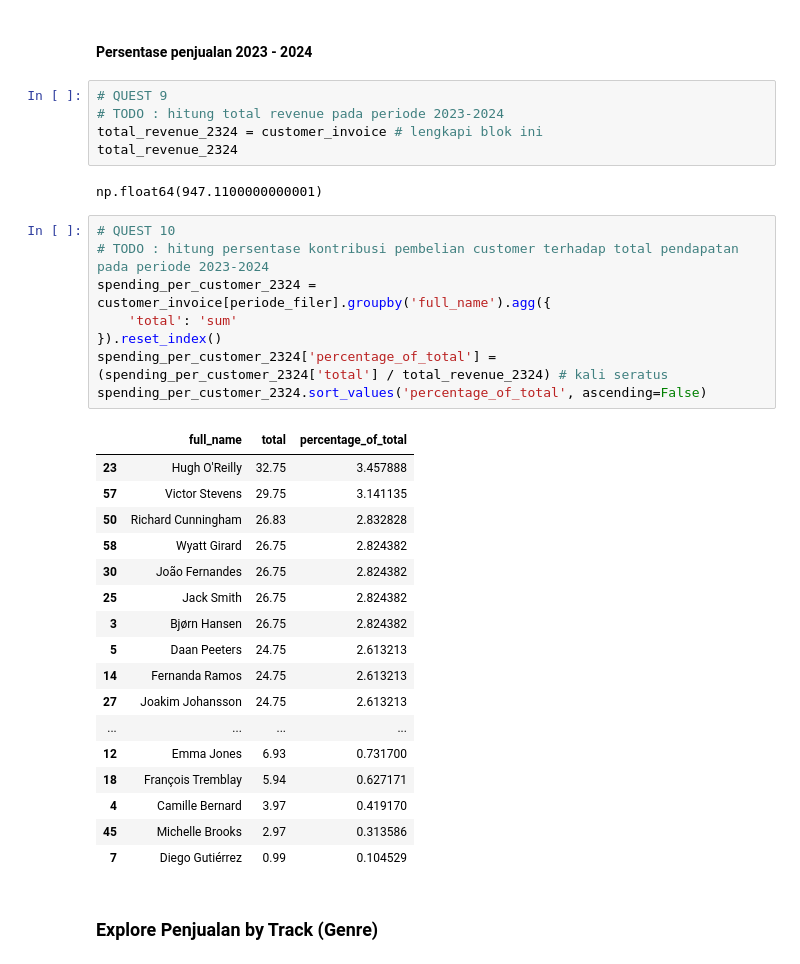
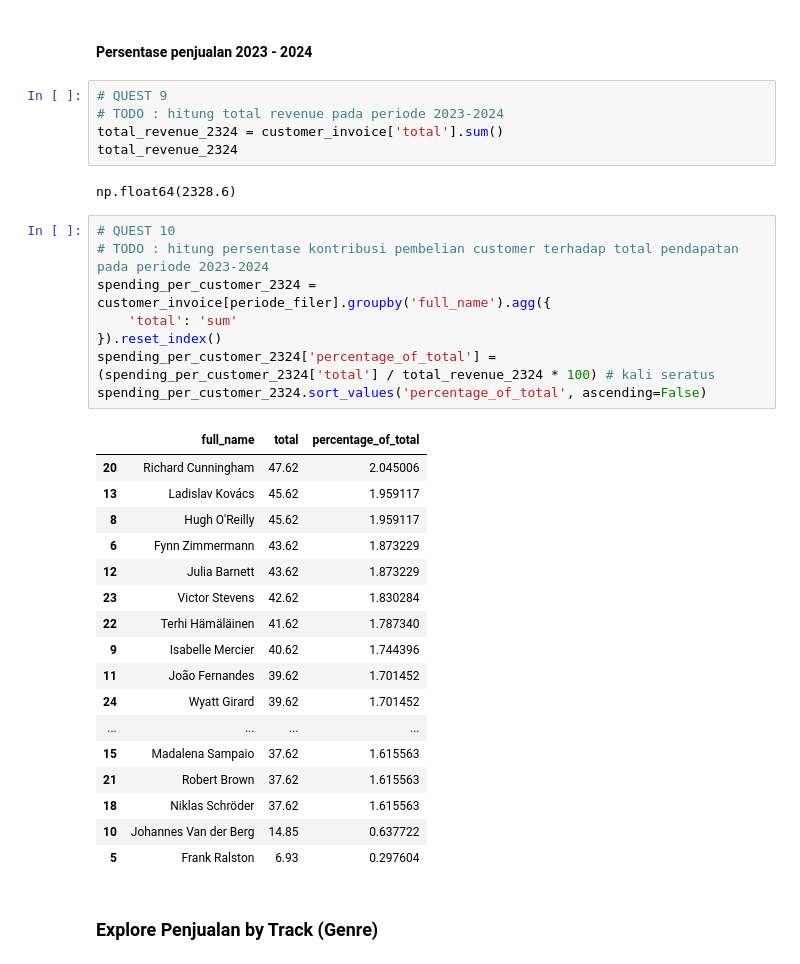
Before and after one commit to yosefin05/haloinkubasi, a Jupyter notebook: notebook.ipynb, the cells around one changed output. Saved outputs shown, nothing was run; the diff lists cells and outputs as text.

```diff
--- a/notebook.ipynb
+++ b/notebook.ipynb
@@ -1024,36 +1045,36 @@ spending_per_customer.sort_values('percentage_of_total', ascending=False)
 # %%
 # QUEST 9
 # TODO : hitung total revenue pada periode 2023-2024
-total_revenue_2324 = customer_invoice # lengkapi blok ini
+total_revenue_2324 = customer_invoice['total'].sum()
 total_revenue_2324
 # %% [output]
-np.float64(947.1100000000001)
+np.float64(2328.6)
 # %%
 # QUEST 10
 # TODO : hitung persentase kontribusi pembelian customer terhadap total pendapatan pada periode 2023-2024
 spending_per_customer_2324 = customer_invoice[periode_filer].groupby('full_name').agg({
     'total': 'sum'
 }).reset_index()
-spending_per_customer_2324['percentage_of_total'] = (spending_per_customer_2324['total'] / total_revenue_2324) # kali seratus
+spending_per_customer_2324['percentage_of_total'] = (spending_per_customer_2324['total'] / total_revenue_2324 * 100) # kali seratus
 spending_per_customer_2324.sort_values('percentage_of_total', ascending=False)
 # %% [output]
 |  | full_name | total | percentage_of_total |
-| 23 | Hugh O'Reilly | 32.75 | 3.457888 |
-| 57 | Victor Stevens | 29.75 | 3.141135 |
-| 50 | Richard Cunningham | 26.83 | 2.832828 |
-| 58 | Wyatt Girard | 26.75 | 2.824382 |
-| 30 | João Fernandes | 26.75 | 2.824382 |
-| 25 | Jack Smith | 26.75 | 2.824382 |
-| 3 | Bjørn Hansen | 26.75 | 2.824382 |
-| 5 | Daan Peeters | 24.75 | 2.613213 |
-| 14 | Fernanda Ramos | 24.75 | 2.613213 |
-| 27 | Joakim Johansson | 24.75 | 2.613213 |
+| 20 | Richard Cunningham | 47.62 | 2.045006 |
+| 13 | Ladislav Kovács | 45.62 | 1.959117 |
+| 8 | Hugh O'Reilly | 45.62 | 1.959117 |
+| 6 | Fynn Zimmermann | 43.62 | 1.873229 |
+| 12 | Julia Barnett | 43.62 | 1.873229 |
+| 23 | Victor Stevens | 42.62 | 1.830284 |
+| 22 | Terhi Hämäläinen | 41.62 | 1.787340 |
+| 9 | Isabelle Mercier | 40.62 | 1.744396 |
+| 11 | João Fernandes | 39.62 | 1.701452 |
+| 24 | Wyatt Girard | 39.62 | 1.701452 |
 | ... | ... | ... | ... |
-| 12 | Emma Jones | 6.93 | 0.731700 |
-| 18 | François Tremblay | 5.94 | 0.627171 |
-| 4 | Camille Bernard | 3.97 | 0.419170 |
-| 45 | Michelle Brooks | 2.97 | 0.313586 |
-| 7 | Diego Gutiérrez | 0.99 | 0.104529 |
+| 15 | Madalena Sampaio | 37.62 | 1.615563 |
+| 21 | Robert Brown | 37.62 | 1.615563 |
+| 18 | Niklas Schröder | 37.62 | 1.615563 |
+| 10 | Johannes Van der Berg | 14.85 | 0.637722 |
+| 5 | Frank Ralston | 6.93 | 0.297604 |
 # %% [markdown]
 ### Explore Penjualan by Track (Genre)
 # %%
```
Also changed, not shown: parts of 10 cells of this notebook.
